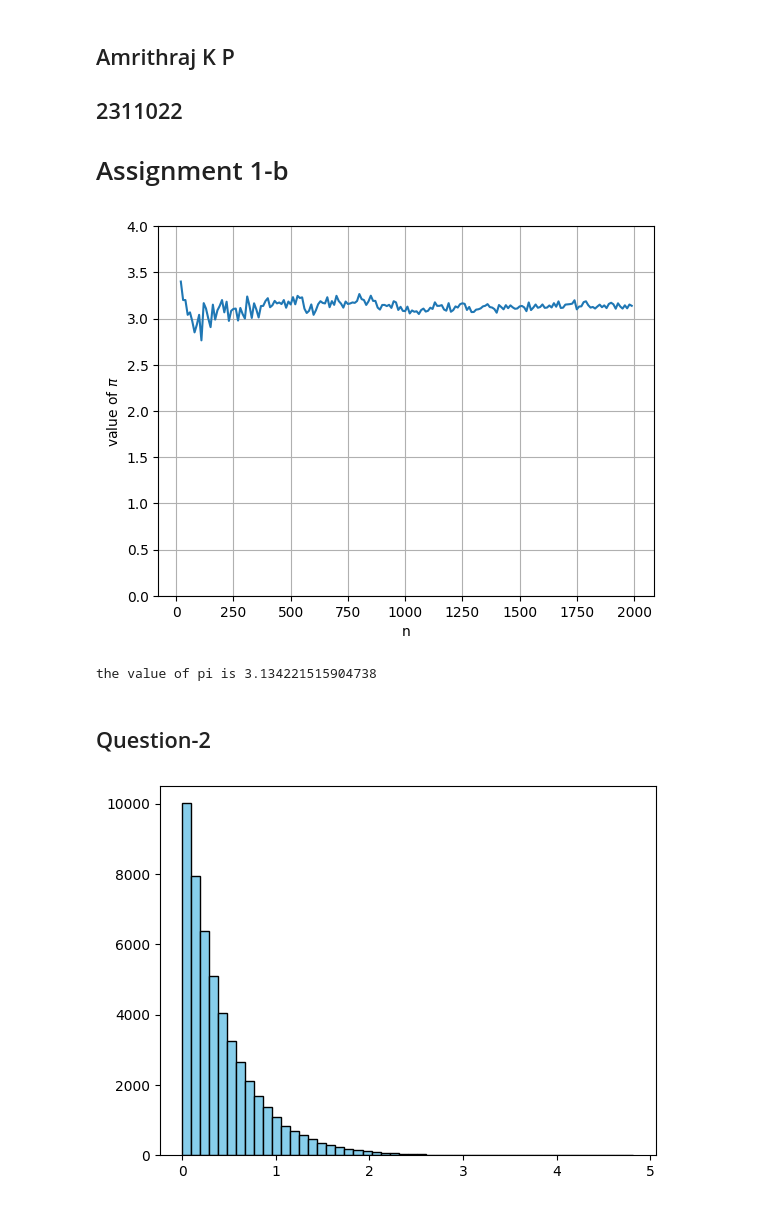
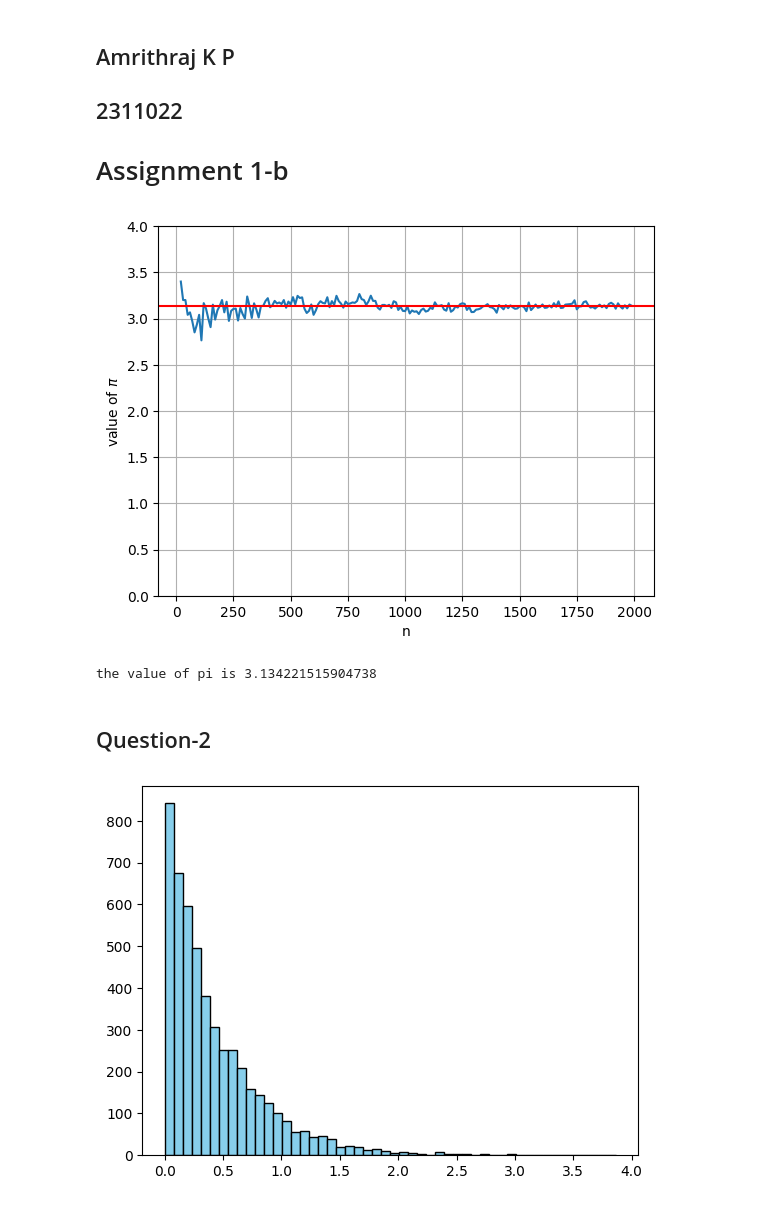
Before and after one commit to Amrithraj-K-P/computational_physics, a Jupyter notebook: assign-1/assign1-b.ipynb, the cells around one changed output. Cells and saved outputs as stored; diff of their text form; code cells hidden in the pictures.

```diff
--- a/assign-1/assign1-b.ipynb
+++ b/assign-1/assign1-b.ipynb
@@ -8,7 +8,7 @@ import matplotlib.pyplot as plt
 import numpy as np
 # %%
 def r(x,y):
-    return np.sqrt(x**2 + y**2)
+    return (x**2 + y**2)
 
 def find_pi(num):
     temp=lcg_rng(x0=0.1,n=2*num,range=[0,1])
@@ -28,20 +28,21 @@ plt.plot(n_list,pi_list)
 plt.xlabel("n")
 plt.ylim(0,4)
 plt.ylabel(r"value of $\pi$")
+plt.axhline(3.14,c='r')
 plt.grid(True)
 plt.show()
 
 pi=np.average(pi_list[-len(pi_list)//10:-1])
 print(f"the value of pi is {pi}")
 # %% [output]
-[figure, old version]
+[figure, new version]
 the value of pi is 3.134221515904738
 # %% [markdown]
 ## Question-2
 # %%
-rand_list=lcg_rng(x0=0.1,n=50000, range=[0,1])
+rand_list=lcg_rng(x0=0.1,n=5000, range=[0,1])
 transformed=[-np.log10(i) for i in rand_list]
 plt.hist(transformed,bins=50,color='skyblue', edgecolor='black',)
 plt.show()
 # %% [output]
-[figure, old version]
+[figure, new version]
```
